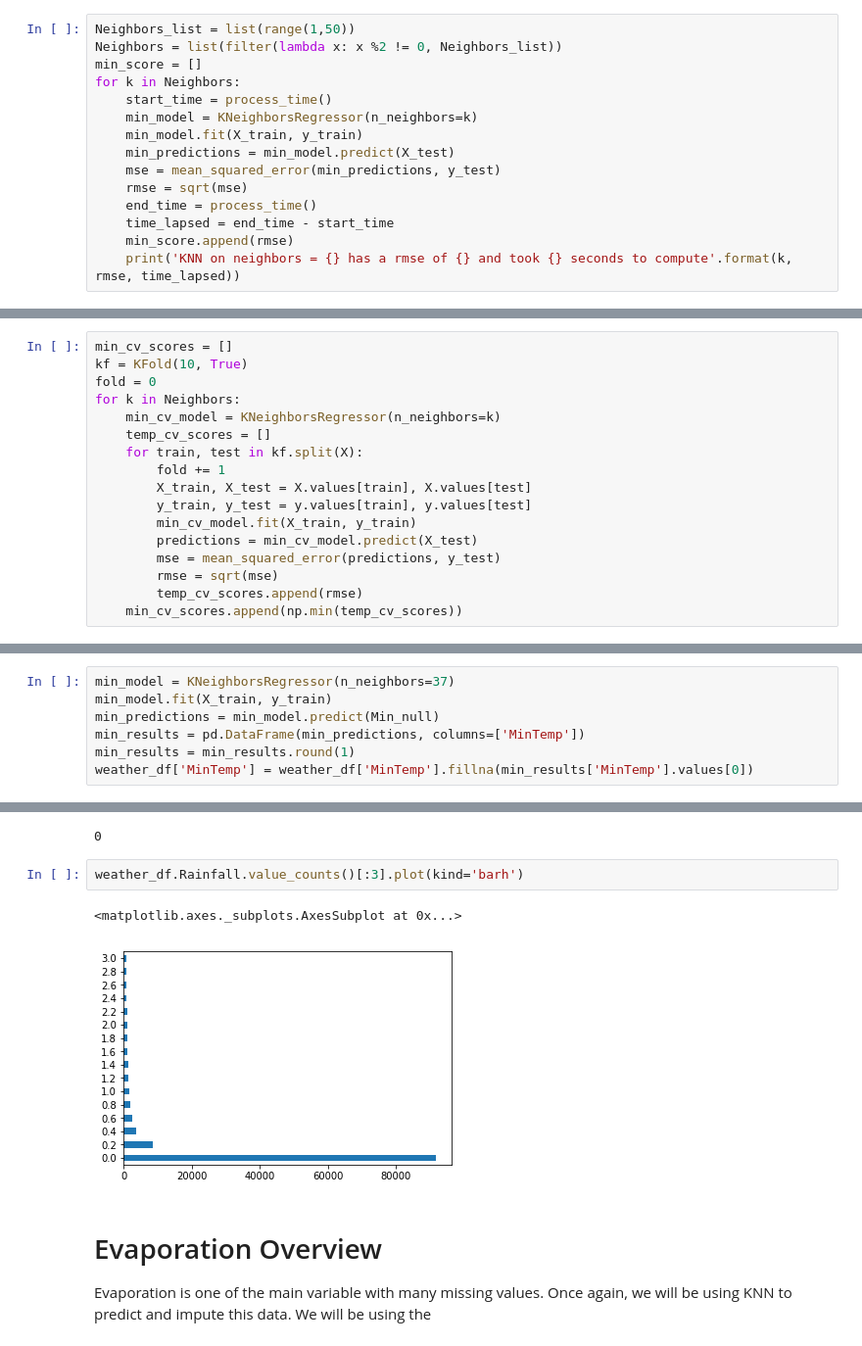
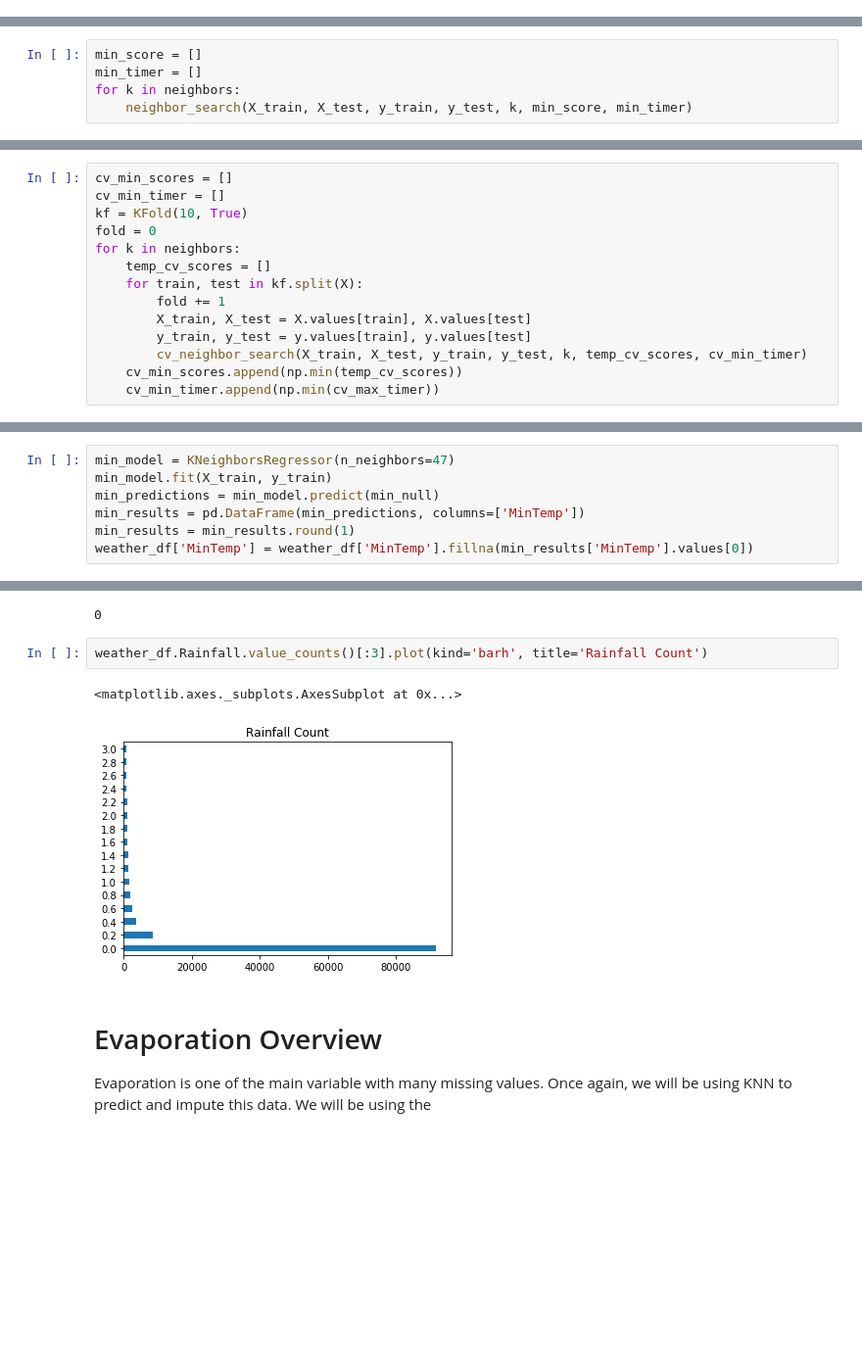
Before and after one commit to 12596375/AusWeather, a Jupyter notebook: AusWeather.ipynb, the cells around one changed output, grey strips where cells are left out. Shown: that part at 98% size. Drawn from its saved outputs; the diff is of its cells as text; blank space fills up the shorter version.

```diff
--- a/AusWeather.ipynb
+++ b/AusWeather.ipynb
@@ -259,16 +300 @@ X,y = Temp_df.iloc[:,Temp_df.columns != 'MinTemp'], Temp_df['MinTemp']
 X_train, X_test, y_train, y_test = train_test_split(X, y, test_size = 0.2, random_state=42)
-# %%
-Neighbors_list = list(range(1,50))
-Neighbors = list(filter(lambda x: x %2 != 0, Neighbors_list))
-min_score = []
-for k in Neighbors:
-    start_time = process_time()
-    min_model = KNeighborsRegressor(n_neighbors=k)
-    min_model.fit(X_train, y_train)
-    min_predictions = min_model.predict(X_test)
-    mse = mean_squared_error(min_predictions, y_test)
-    rmse = sqrt(mse)
-    end_time = process_time()
-    time_lapsed = end_time - start_time
-    min_score.append(rmse)
-    print('KNN on neighbors = {} has a rmse of {} and took {} seconds to compute'.format(k, rmse, time_lapsed))
@@ -292,0 +301,5 @@ KNN on neighbors = 49 has a rmse of 4.344448277594856 and took 0.430182353000418
+# %%
+min_score = []
+min_timer = []
+for k in neighbors:
+    neighbor_search(X_train, X_test, y_train, y_test, k, min_score, min_timer)
@@ -300,18 +333,15 @@ plt.show()
 # %%
-min_cv_scores = []
+cv_min_scores = []
+cv_min_timer = []
 kf = KFold(10, True)
 fold = 0
-for k in Neighbors:
-    min_cv_model = KNeighborsRegressor(n_neighbors=k)
+for k in neighbors:
     temp_cv_scores = []
     for train, test in kf.split(X):
         fold += 1
         X_train, X_test = X.values[train], X.values[test]
         y_train, y_test = y.values[train], y.values[test]
-        min_cv_model.fit(X_train, y_train)
-        predictions = min_cv_model.predict(X_test)
-        mse = mean_squared_error(predictions, y_test)
-        rmse = sqrt(mse)
-        temp_cv_scores.append(rmse)
-    min_cv_scores.append(np.min(temp_cv_scores))
+        cv_neighbor_search(X_train, X_test, y_train, y_test, k, temp_cv_scores, cv_min_timer)
+    cv_min_scores.append(np.min(temp_cv_scores))
+    cv_min_timer.append(np.min(cv_max_timer))
 # %%
@@ -327,9 +360,9 @@ print(optimal_k)
 # %% [output]
 47
 # %%
-min_model = KNeighborsRegressor(n_neighbors=37)
+min_model = KNeighborsRegressor(n_neighbors=47)
 min_model.fit(X_train, y_train)
-min_predictions = min_model.predict(Min_null)
+min_predictions = min_model.predict(min_null)
 min_results = pd.DataFrame(min_predictions, columns=['MinTemp'])
 min_results = min_results.round(1)
 weather_df['MinTemp'] = weather_df['MinTemp'].fillna(min_results['MinTemp'].values[0])
@@ -403,10 +438,10 @@ weather_df.Rainfall.isnull().sum()
 # %% [output]
 0
 # %%
-weather_df.Rainfall.value_counts()[:3].plot(kind='barh')
+weather_df.Rainfall.value_counts()[:3].plot(kind='barh', title='Rainfall Count')
 # %% [output]
 <matplotlib.axes._subplots.AxesSubplot at 0x...>
-[figure, old version]
+[figure, new version]
 # %% [markdown]
 # Evaporation Overview
 
```
Also changed, not shown: parts of 120 cells of this notebook.
